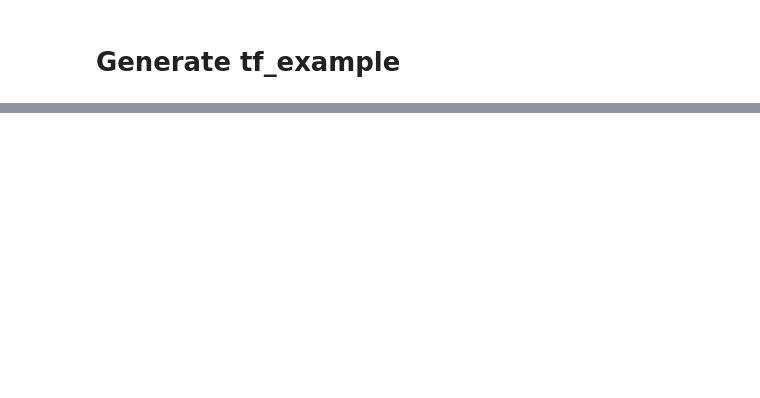
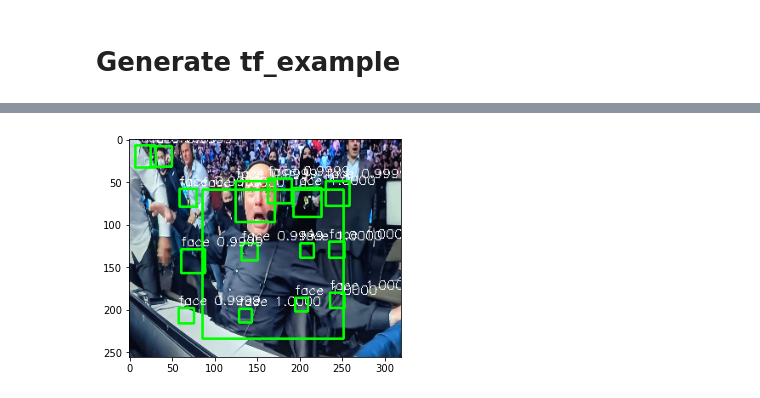
Before and after one commit to jsk4074/Aiffel, a Jupyter notebook: going_deeper/GD14_aiffel_faceDetection.ipynb, the cells around one changed output, grey strips where cells are left out. Cells and saved outputs as stored; diff of their text form; code cells hidden in the pictures; blank space fills up the shorter version.

```diff
--- a/going_deeper/GD14_aiffel_faceDetection.ipynb
+++ b/going_deeper/GD14_aiffel_faceDetection.ipynb
@@ -188,0 +1171,4 @@ print('슝=3')
+# %%
+find_face('image2.jpeg')
+# %% [output]
+[figure, added]
```
Also changed, not shown: parts of 53 cells of this notebook.
